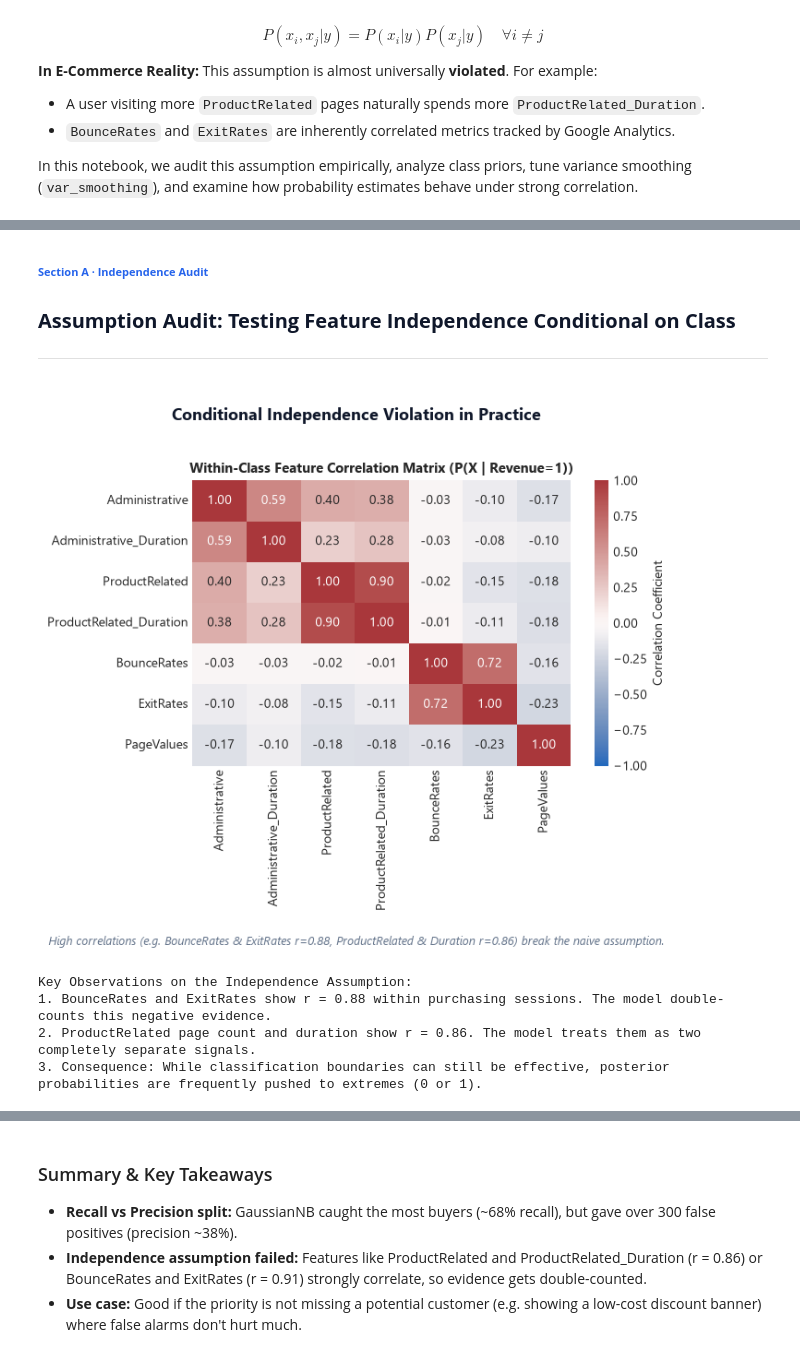
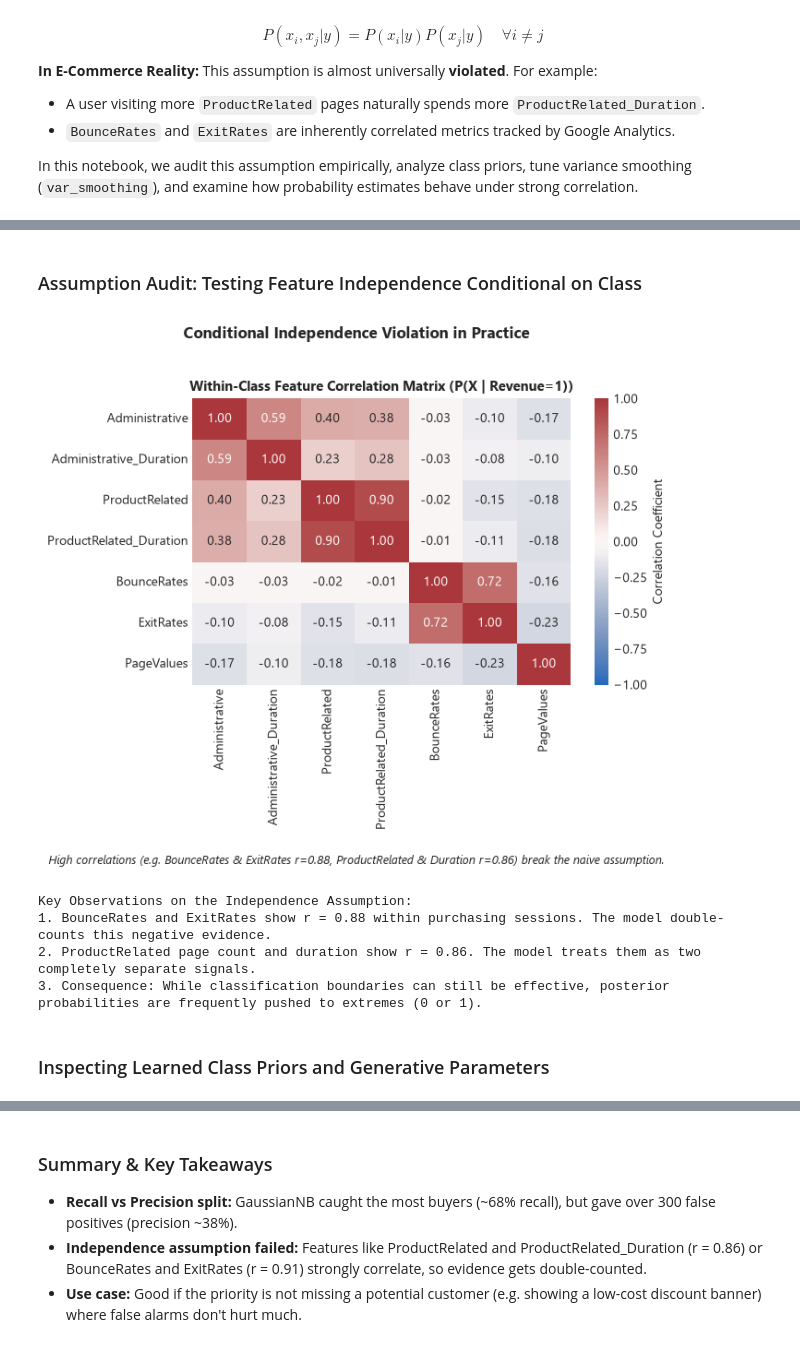
Before and after one commit to MR7star/ML-Capstone-Project, a Jupyter notebook: notebooks/03_naive_bayes.ipynb, the cells around one changed output, grey strips where cells are left out. Saved outputs shown, nothing was run; the diff lists cells and outputs as text; code cells hidden in the pictures.

```diff
--- a/notebooks/03_naive_bayes.ipynb
+++ b/notebooks/03_naive_bayes.ipynb
@@ -65,30 +59,30 @@ Gaussian Density Features
+# %% [markdown]
+### Assumption Audit: Testing Feature Independence Conditional on Class
 # %%
-title("Assumption Audit: Testing Feature Independence Conditional on Class", kicker="Section A · Independence Audit")
-
 # Calculate correlation matrix within the positive class (Revenue=1)
 X_train_pos = X_train[y_train == 1]
 key_cols = ["Administrative", "Administrative_Duration", "ProductRelated",
             "ProductRelated_Duration", "BounceRates", "ExitRates", "PageValues"]
 corr_pos = X_train_pos[key_cols].corr()
 
 fig, ax = plt.subplots(figsize=(7, 5.5))
 sns.heatmap(corr_pos, annot=True, fmt=".2f", cmap="vlag", vmin=-1, vmax=1, ax=ax,
             cbar_kws={'label': 'Correlation Coefficient'})
 ax.set_title("Within-Class Feature Correlation Matrix (P(X | Revenue=1))", fontsize=11, fontweight="bold")
 
 finish(fig, "Conditional Independence Violation in Practice",
        "High correlations (e.g. BounceRates & ExitRates r=0.88, ProductRelated & Duration r=0.86) break the naive assumption.")
 
 print("Key Observations on the Independence Assumption:")
 print("1. BounceRates and ExitRates show r = 0.88 within purchasing sessions. The model double-counts this negative evidence.")
 print("2. ProductRelated page count and duration show r = 0.86. The model treats them as two completely separate signals.")
 print("3. Consequence: While classification boundaries can still be effective, posterior probabilities are frequently pushed to extremes (0 or 1).")
 # %% [output]
-Section A · Independence Audit
-Assumption Audit: Testing Feature Independence Conditional on Class
-[figure, old version]
+[figure, new version]
 Key Observations on the Independence Assumption:
 1. BounceRates and ExitRates show r = 0.88 within purchasing sessions. The model double-counts this negative evidence.
 2. ProductRelated page count and duration show r = 0.86. The model treats them as two completely separate signals.
 3. Consequence: While classification boundaries can still be effective, posterior probabilities are frequently pushed to extremes (0 or 1).
+# %% [markdown]
+### Inspecting Learned Class Priors and Generative Parameters
 # %%
```
Also changed, not shown: parts of 7 cells of this notebook, 7 other files.
